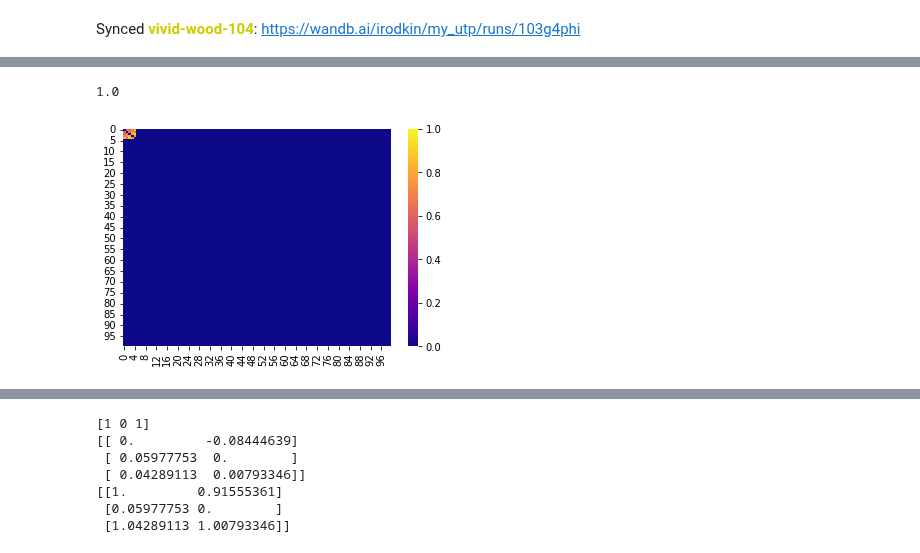
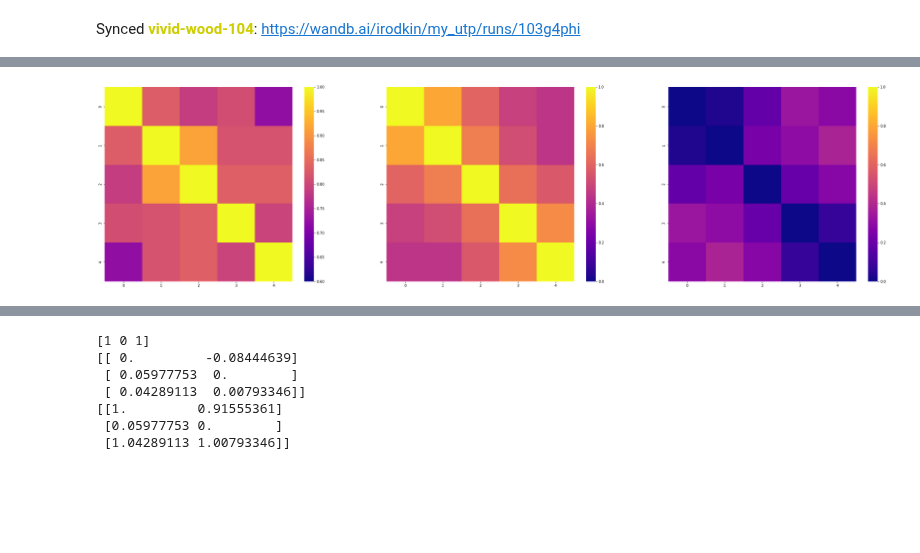
Before and after one commit to RodkinIvan/experiments, a Jupyter notebook: UnionSDR/union_sdr_test.ipynb, the cells around one changed output, grey strips where cells are left out. Saved outputs shown, nothing was run; the diff lists cells and outputs as text; code cells hidden in the pictures; blank space fills up the shorter version.

Commit message:
similarity experiment added

```diff
--- a/UnionSDR/union_sdr_test.ipynb
+++ b/UnionSDR/union_sdr_test.ipynb
@@ -162,7 +162,7 @@ def get_one_hot(num, _classes_num=25):
     return _data
 
 
-row_data, data = generate_data(5, n_actions, n_states)
+row_data, data = generate_data(5, n_actions, n_states, randomness=0.5)
 # %%
 errors = []
 wandb.init(project='my_utp', entity='irodkin', reinit=True)
@@ -370,6 +372,17 @@ Syncing run vivid-wood-104 to Weights & Biases (docs).
 Waiting for W&B process to finish, PID 245776... (success).
 Synced vivid-wood-104: https://wandb.ai/irodkin/my_utp/runs/103g4phi
 # %%
+def train_all_seq(tm, tp, data, state_encoder, action_encoder, iters_per_seq):
+    representations = []
+    prev = tp.getUnionSDR().dense.copy()
+    for policy in data:
+        for i in range(iters_per_seq):
+            run(tm, tp, policy, state_encoder, action_encoder, True, prev)
+        representations.append(tp.getUnionSDR())
+        prev = tp.getUnionSDR().dense.copy()
+        tp.reset()
+    return representations
+
 utp_conf = {
     'inputDimensions': [input_columns * cells_per_column],
     'columnDimensions': [output_columns],
@@ -389,15 +402,9 @@ wandb.init(project='my_utp', entity='irodkin', reinit=True, config=utp_conf)
 
 my_utp = MyUTP(**utp_conf)
 tm = DelayedFeedbackTM(**config_tm)
+tp = UnionTemporalPooler(**config_tp)
 
-representations = []
-prev = my_utp.getUnionSDR().dense.copy()
-for policy in data:
-    for i in range(20):
-        run(tm, my_utp, policy, state_encoder, action_encoder, True, prev)
-        representations.append(my_utp.getUnionSDR())
-    prev = my_utp.getUnionSDR().dense.copy()
-    my_utp.reset()
+representations = train_all_seq(tm, my_utp, data, state_encoder, action_encoder, 50)
 
 wandb.finish(quiet=True)
 # %% [output]
@@ -423,28 +416,35 @@ Synced volcanic-hill-131: https://wandb.ai/irodkin/my_utp/runs/3cdwqld0
 # %%
 def row_similarity(policy_1, policy_2):
     counter = 0
     for index in range(len(policy_1)):
         if policy_1[index] == policy_2[index]:
             counter += 1
     return counter/len(policy_1)
 def representation_similarity(representation_1, representation_2):
     return (representation_1*representation_2).nonzero()[0].size/(representation_1 | representation_2).nonzero()[0].size
 similarity_matrix = np.zeros((len(representations), len(representations)))
-
+pure_similarity = np.zeros(similarity_matrix.shape)
 for i, policy1 in enumerate(data):
     for j, policy2 in enumerate(data):
+        pure_similarity[i][j] = row_similarity(policy1, policy2)
         similarity_matrix[i][j] = abs(
-            row_similarity(policy1, policy2)
-            -
             representation_similarity(representations[i].dense, representations[j].dense)
         )
-sns.heatmap(similarity_matrix, vmin=0, vmax=1, cmap='plasma')
-print(representation_similarity(representations[0].dense, representations[1].dense))
+
+fig = plt.figure(figsize=(40, 10))
+ax1 = fig.add_subplot(131)
+ax2 = fig.add_subplot(132)
+ax3 = fig.add_subplot(133)
+
+sns.heatmap(similarity_matrix, vmin=0.6, vmax=1, cmap='plasma', ax=ax1)
+sns.heatmap(pure_similarity, vmin=0, vmax=1, cmap='plasma', ax=ax2)
+
+sns.heatmap(abs(pure_similarity-similarity_matrix), vmin=0, vmax=1, cmap='plasma', ax=ax3)
+plt.show()
 # print(representations[0].dense.nonzero()[0])
 # print(representations[1].dense.nonzero()[0])
 # %% [output]
-1.0
-[figure, old version]
+[figure, new version]
 # %%
 a = np.zeros(5)
 a[0] = 1
```
Also changed, not shown: parts of 4 cells of this notebook.
